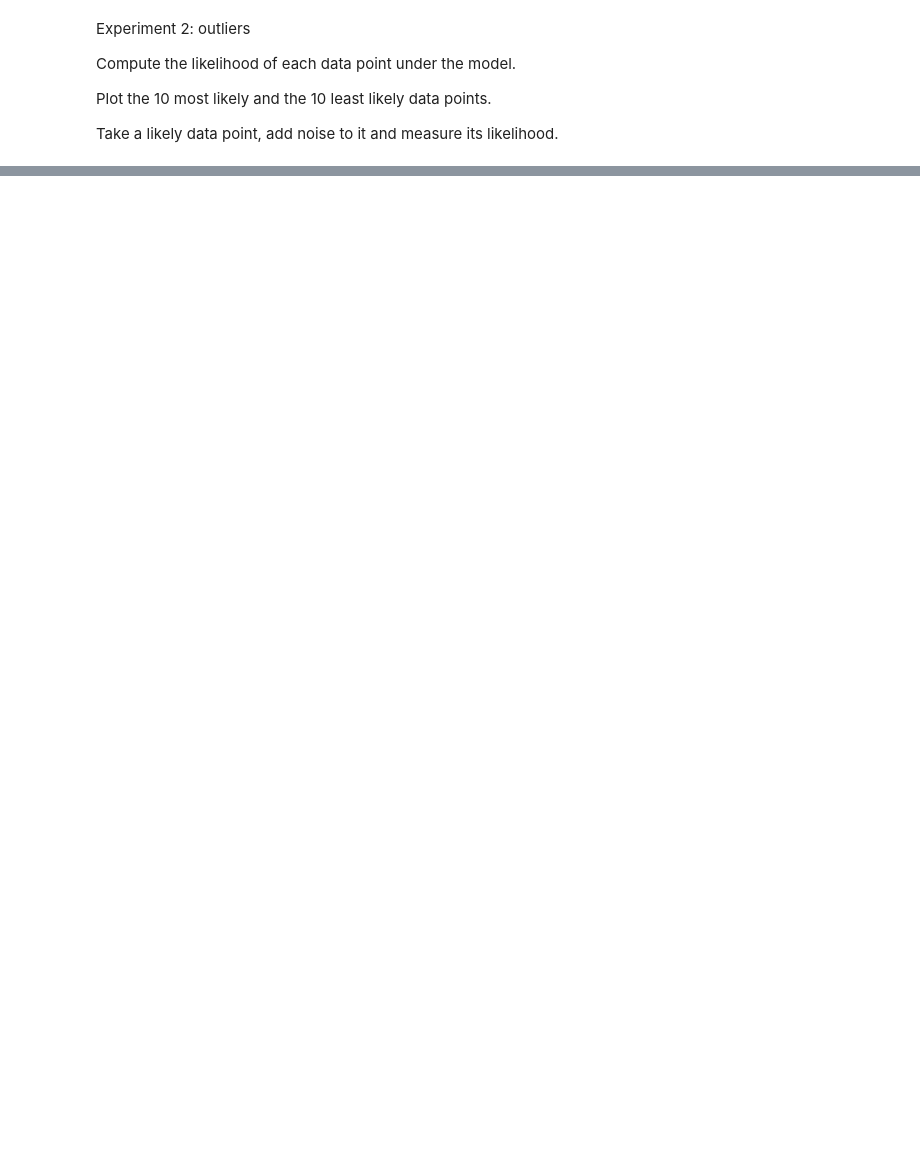
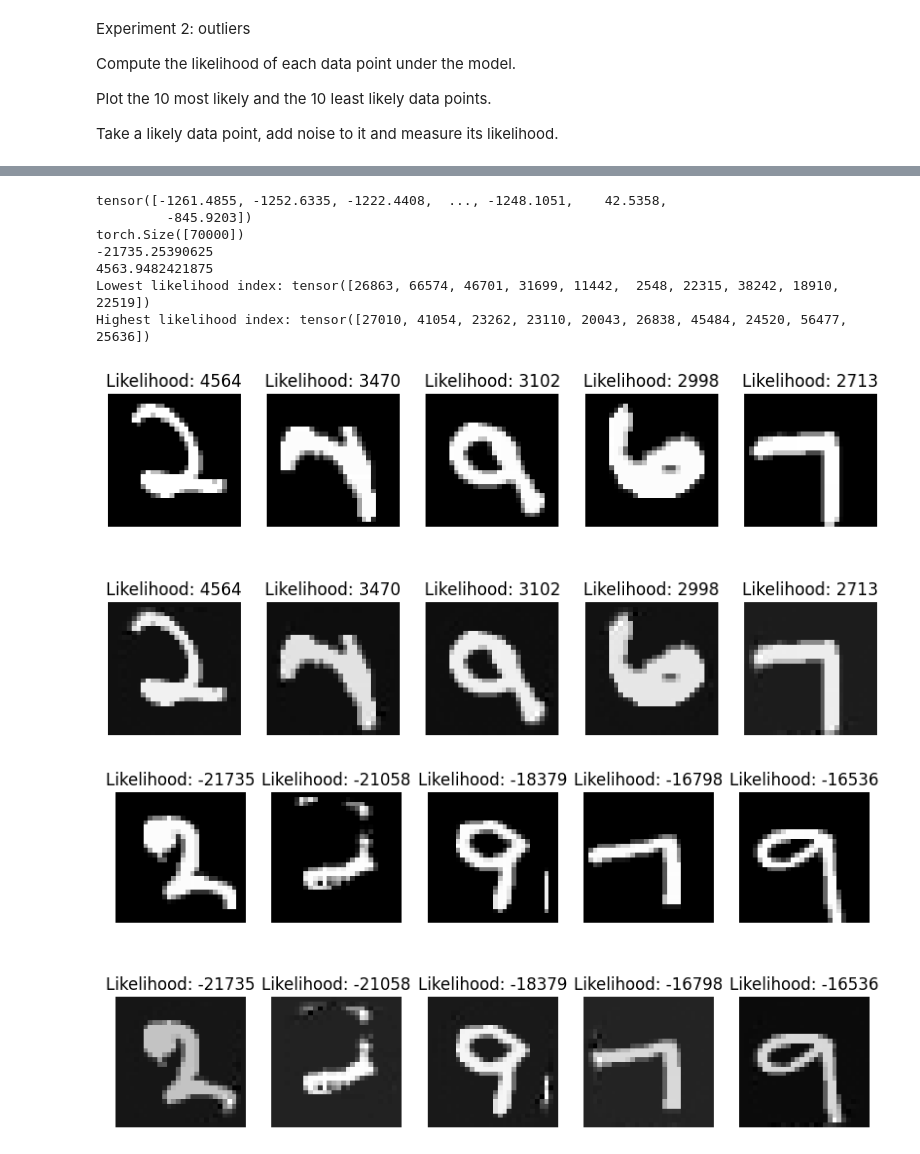
Before and after one commit to Parabrele/PGM, a Jupyter notebook: experiments.ipynb, the cells around one changed output, grey strips where cells are left out. Drawn from its saved outputs; the diff is of its cells as text; code cells hidden in the pictures; blank space fills up the shorter version.

```diff
--- a/experiments.ipynb
+++ b/experiments.ipynb
@@ -913,3 +975,59 @@ Take a likely data point, add noise to it and measure its likelihood.
+# %%
+# Compute likelihoods and display the images with the highest and lowest likelihood
+
+from src.ppca import compute_likelihood
+
+pi = th.ones(1).to(device)
+likelihoods = compute_likelihood(X_th, W_ppca, mu_ppca, sigma_ppca, pi=pi, d=784, device=device)
+print(likelihoods)
+print(likelihoods.shape)
+print(likelihoods.min().item())
+print(likelihoods.max().item())
+
+# Display the images with the highest and lowest likelihood
+idx_min = likelihoods.topk(10, largest=False).indices
+idx_max = likelihoods.topk(10, largest=True).indices
+
+print(f"Lowest likelihood index: {idx_min}")
+print(f"Highest likelihood index: {idx_max}")
+
+# Plot 1 : highest likelihoods original (top row) and reconstructed (bottom row)
+plt.figure(figsize=(10, 5))
+for i in range(5):
+    plt.subplot(2, 5, i+1)
+    plt.imshow(X_images[idx_max[i]], cmap='gray')
+    plt.title(f'Likelihood: {likelihoods[idx_max[i]].item():.0f}')
+    plt.axis('off')
+
+    plt.subplot(2, 5, i+6)
+    plt.imshow(X_ppca_reconstructed[idx_max[i]].cpu().numpy().reshape(28, 28), cmap='gray')
+    plt.title(f'Likelihood: {likelihoods[idx_max[i]].item():.0f}')
+    plt.axis('off')
+plt.show()
+
+# Plot 2 : lowest likelihoods original (top row) and reconstructed (bottom row)
+plt.figure(figsize=(10, 5))
+for i in range(5):
+    plt.subplot(2, 5, i+1)
+    plt.imshow(X_images[idx_min[i]], cmap='gray')
+    plt.title(f'Likelihood: {likelihoods[idx_min[i]].item():.0f}')
+    plt.axis('off')
+
+    plt.subplot(2, 5, i+6)
+    plt.imshow(X_ppca_reconstructed[idx_min[i]].cpu().numpy().reshape(28, 28), cmap='gray')
+    plt.title(f'Likelihood: {likelihoods[idx_min[i]].item():.0f}')
+    plt.axis('off')
+plt.show()
+# %% [output]
+tensor([-1261.4855, -1252.6335, -1222.4408,  ..., -1248.1051,    42.5358,
+         -845.9203])
+torch.Size([70000])
+-21735.25390625
+4563.9482421875
+Lowest likelihood index: tensor([26863, 66574, 46701, 31699, 11442,  2548, 22315, 38242, 18910, 22519])
+Highest likelihood index: tensor([27010, 41054, 23262, 23110, 20043, 26838, 45484, 24520, 56477, 25636])
+[figure, added]
+[figure, added]
 # %%
 # Start by fitting a mppca model with q = 500 and k = 10
 X_th = th.tensor(X_np, dtype=th.float32).to(device)
```
Also changed, not shown: parts of 3 cells of this notebook, 1 other file.
